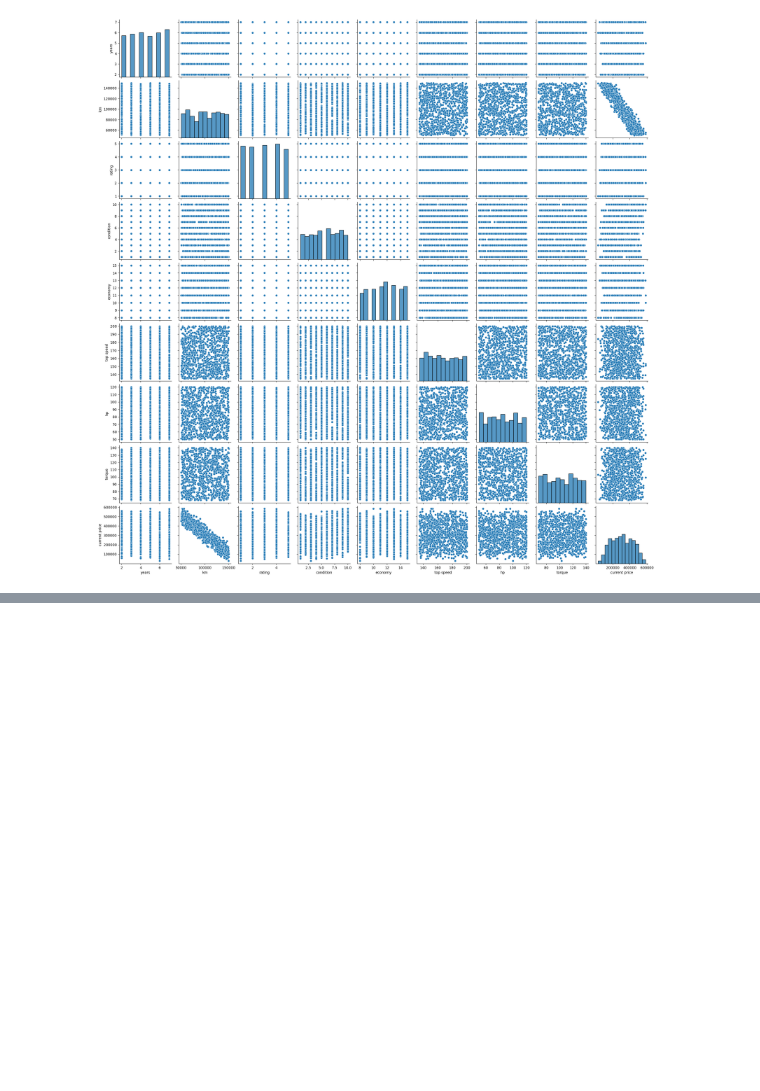
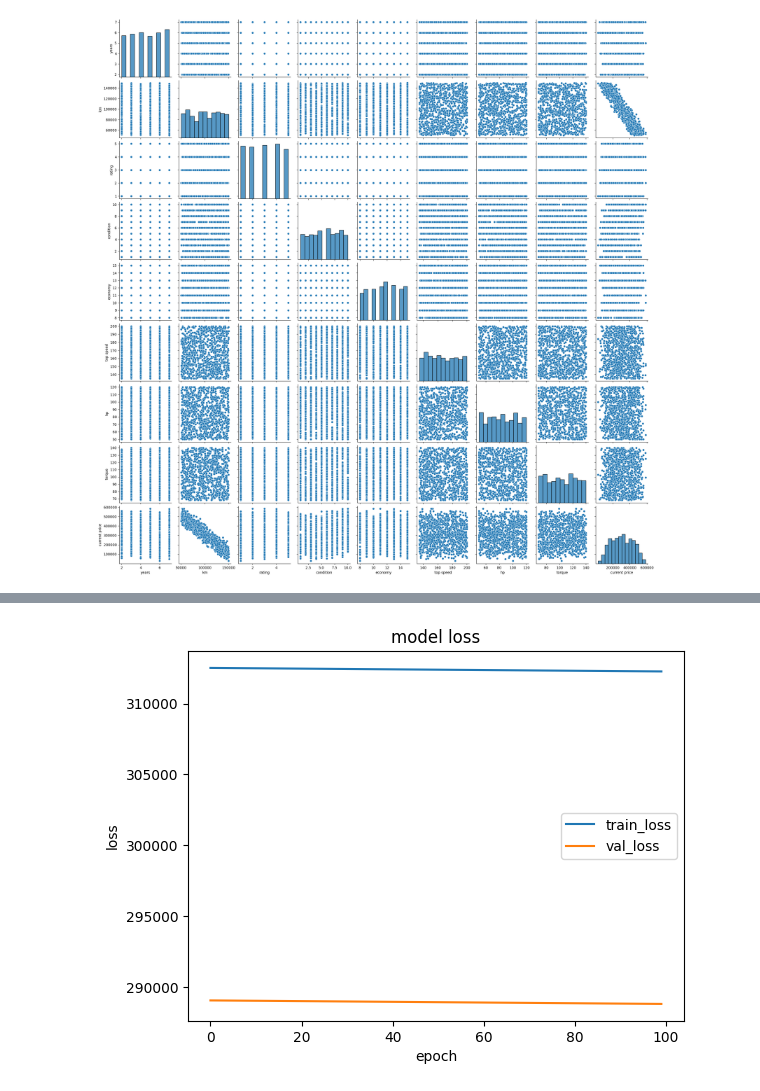
Before and after one commit to misrapk/Deep-Learning-Course-YT, a Jupyter notebook: Used_Car_Price_Prediction_Deep_Learning.ipynb, the cells around one changed output, grey strips where cells are left out. Cells and saved outputs as stored; diff of their text form; code cells hidden in the pictures; blank space fills up the shorter version.

```diff
--- a/Used_Car_Price_Prediction_Deep_Learning.ipynb
+++ b/Used_Car_Price_Prediction_Deep_Learning.ipynb
@@ -194,0 +195,4 @@ array([[-0.32650065,  1.3586191 ,  0.00855871, ...,  1.0948331 ,
+# %%
+normalizer = Normalization()
+normalizer.adapt(X_train)
+normalizer(X_train)[:10]
@@ -194,0 +217,6 @@ array([[-0.32650065,  1.3586191 ,  0.00855871, ...,  1.0948331 ,
+# %%
+model2 = tf.keras.Sequential([
+    normalizer,
+    Dense(1)
+])
+model2.summary()
@@ -194,0 +235,12 @@ array([[-0.32650065,  1.3586191 ,  0.00855871, ...,  1.0948331 ,
+# %%
+#compile model
+
+model2.compile(loss = MeanAbsoluteError(),
+               optimizer = tf.keras.optimizers.Adam(learning_rate=0.1),
+               metrics = [tf.keras.metrics.RootMeanSquaredError()])
+# %%
+history = model2.fit(X_train,
+                     y_train,
+                     validation_data=(X_val, y_val),
+                     epochs = 100,
+                     verbose=1)
@@ -194,0 +265,10 @@ array([[-0.32650065,  1.3586191 ,  0.00855871, ...,  1.0948331 ,
+# %%
+plt.plot(history.history['loss'])
+plt.plot(history.history['val_loss'])
+plt.title('model loss')
+plt.ylabel('loss')
+plt.xlabel('epoch')
+plt.legend(['train_loss', 'val_loss'])
+plt.show()
+# %% [output]
+[figure, added]
```
Also changed, not shown: parts of 51 cells of this notebook.
